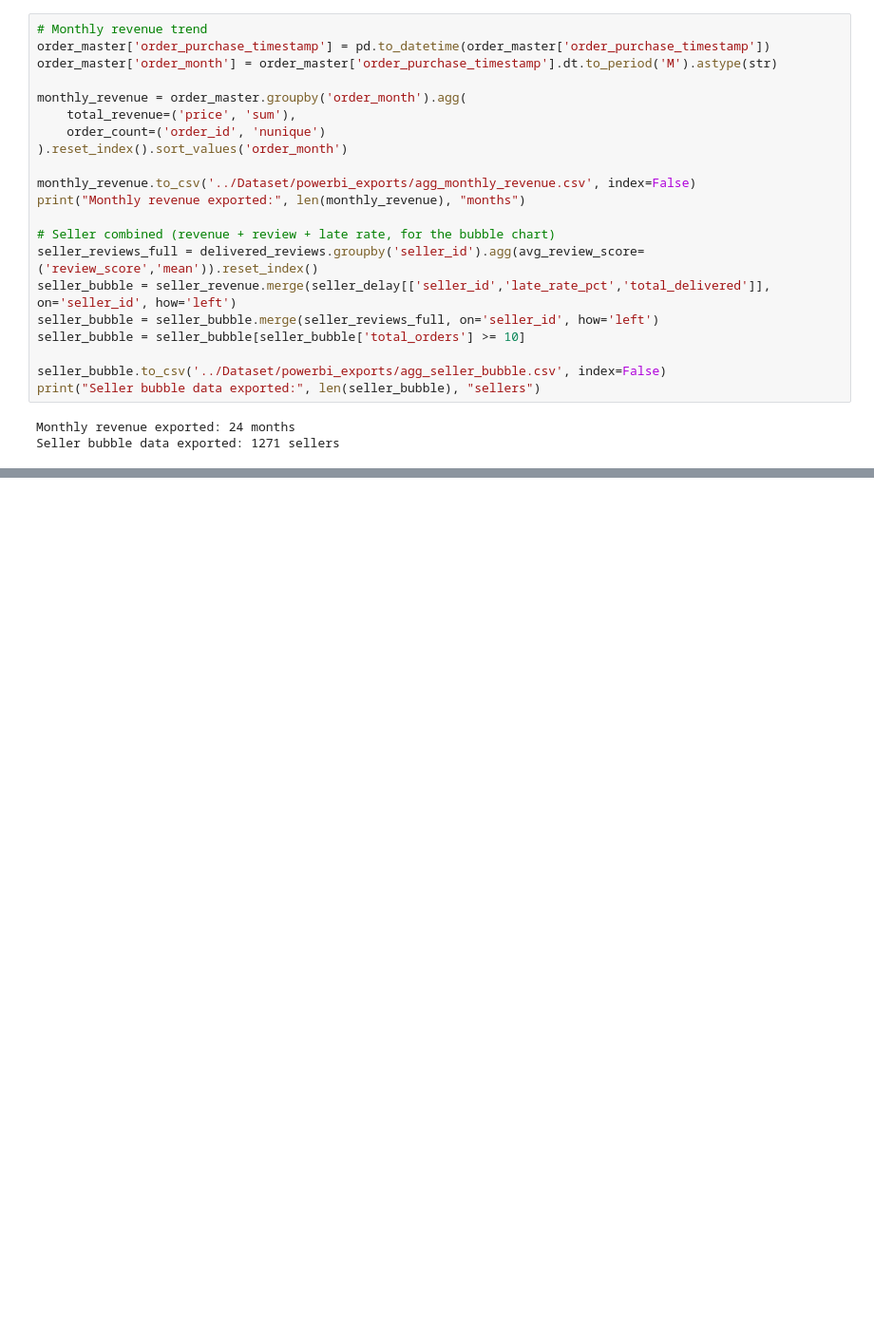
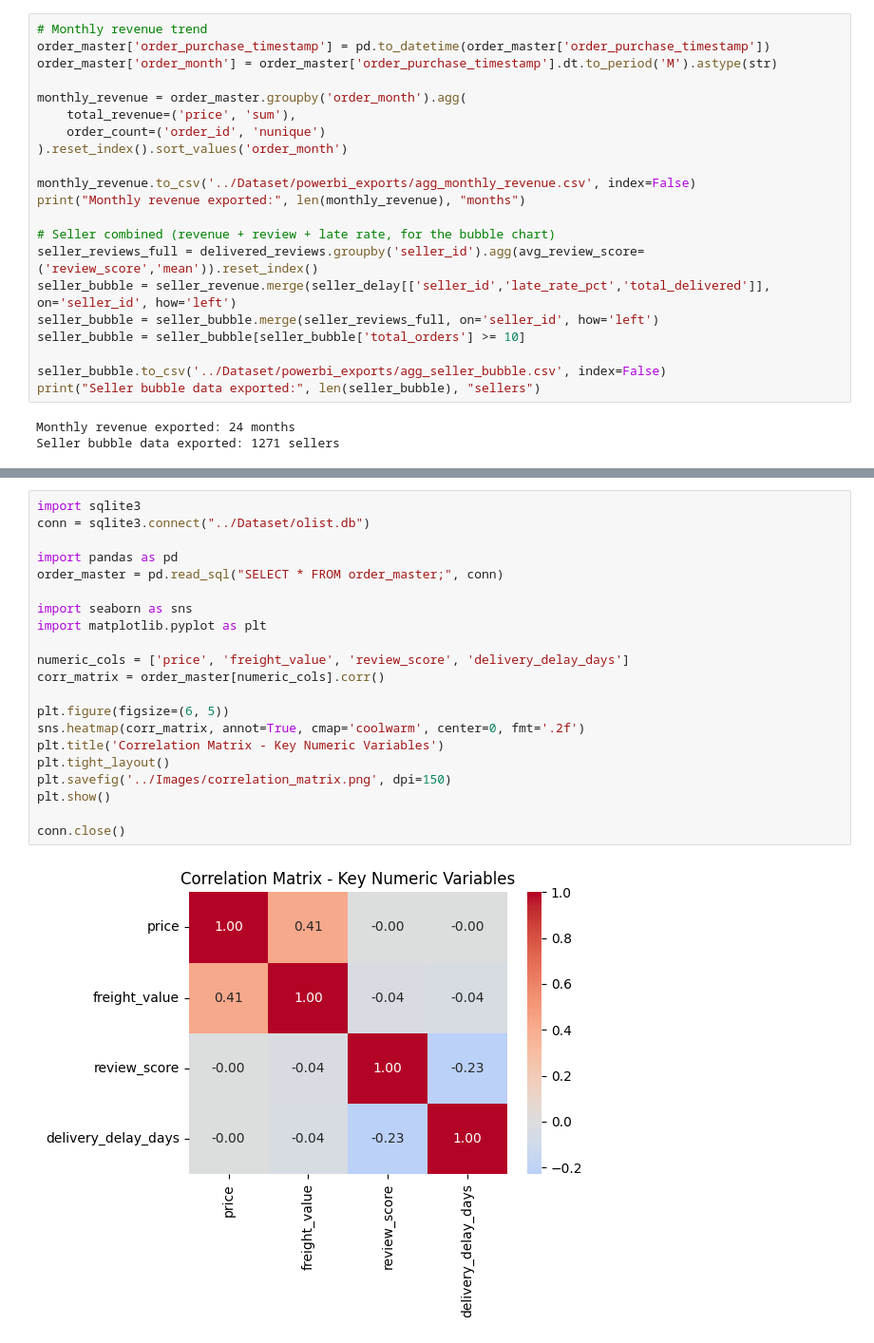
Before and after one commit to dikshasehrawat/Marketplace-Seller-Performance-Analysis, a Jupyter notebook: Python/eda.ipynb, the cells around one changed output, grey strips where cells are left out. Shown at 95% size. Cells and saved outputs as stored; diff of their text form; blank space fills up the shorter version.

Commit message:
Added correlation matrix heatmap for dashboard

```diff
--- a/Python/eda.ipynb
+++ b/Python/eda.ipynb
@@ -710,0 +720,23 @@ Seller bubble data exported: 1271 sellers
+# %%
+import sqlite3
+conn = sqlite3.connect("../Dataset/olist.db")
+
+import pandas as pd
+order_master = pd.read_sql("SELECT * FROM order_master;", conn)
+
+import seaborn as sns
+import matplotlib.pyplot as plt
+
+numeric_cols = ['price', 'freight_value', 'review_score', 'delivery_delay_days']
+corr_matrix = order_master[numeric_cols].corr()
+
+plt.figure(figsize=(6, 5))
+sns.heatmap(corr_matrix, annot=True, cmap='coolwarm', center=0, fmt='.2f')
+plt.title('Correlation Matrix - Key Numeric Variables')
+plt.tight_layout()
+plt.savefig('../Images/correlation_matrix.png', dpi=150)
+plt.show()
+
+conn.close()
+# %% [output]
+[figure, added]
```
Also changed, not shown: parts of 1 cell of this notebook.
